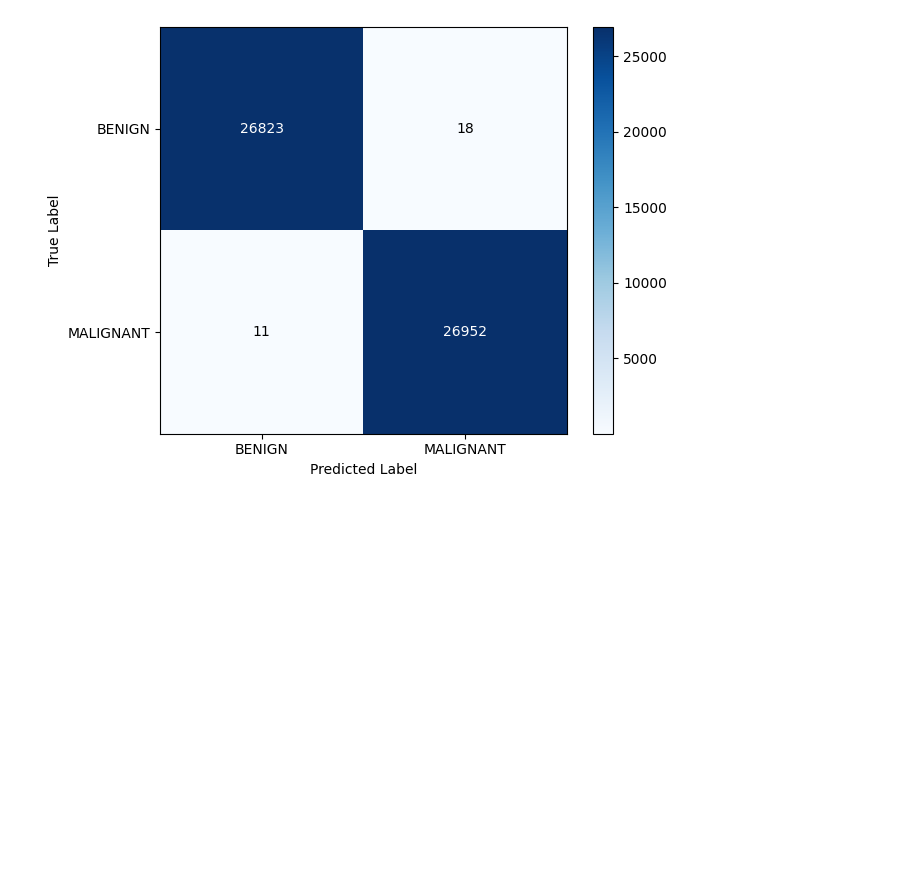
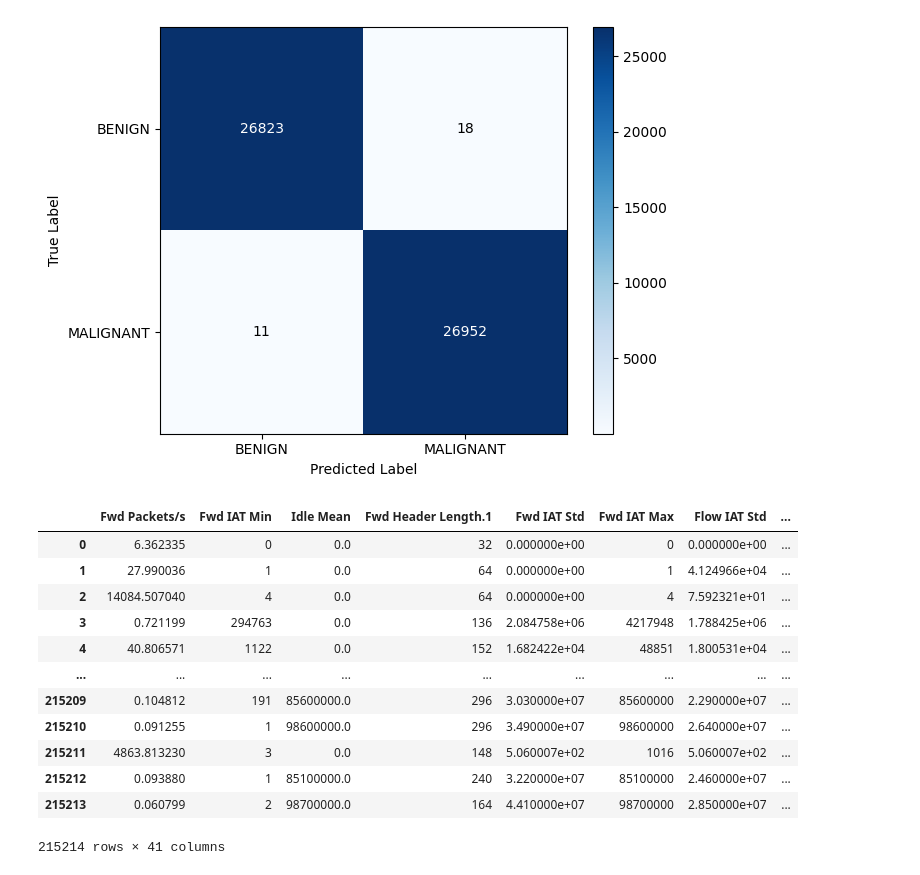
Before and after one commit to AdmirPapic/intrusion_detection, a Jupyter notebook: data_analysis.ipynb, the cells around one changed output. Drawn from its saved outputs; the diff is of its cells as text; code cells hidden in the pictures; blank space fills up the shorter version.

```diff
--- a/data_analysis.ipynb
+++ b/data_analysis.ipynb
@@ -213,3 +213,22 @@ len(y_test)
 plot_binary_confusion_matrix(y_test, y_pred)
 # %% [output]
 [figure]
+# %%
+#Create new preprocessed dataframe containing only important features
+labels_important.append("Label")
+data_important = data[labels_important]
+data_important
+# %% [output]
+|  | Fwd Packets/s | Fwd IAT Min | Idle Mean | Fwd Header Length.1 | Fwd IAT Std | Fwd IAT Max | Flow IAT Std | ... |
+| 0 | 6.362335 | 0 | 0.0 | 32 | 0.000000e+00 | 0 | 0.000000e+00 | ... |
+| 1 | 27.990036 | 1 | 0.0 | 64 | 0.000000e+00 | 1 | 4.124966e+04 | ... |
+| 2 | 14084.507040 | 4 | 0.0 | 64 | 0.000000e+00 | 4 | 7.592321e+01 | ... |
+| 3 | 0.721199 | 294763 | 0.0 | 136 | 2.084758e+06 | 4217948 | 1.788425e+06 | ... |
+| 4 | 40.806571 | 1122 | 0.0 | 152 | 1.682422e+04 | 48851 | 1.800531e+04 | ... |
+| ... | ... | ... | ... | ... | ... | ... | ... | ... |
+| 215209 | 0.104812 | 191 | 85600000.0 | 296 | 3.030000e+07 | 85600000 | 2.290000e+07 | ... |
+| 215210 | 0.091255 | 1 | 98600000.0 | 296 | 3.490000e+07 | 98600000 | 2.640000e+07 | ... |
+| 215211 | 4863.813230 | 3 | 0.0 | 148 | 5.060007e+02 | 1016 | 5.060007e+02 | ... |
+| 215212 | 0.093880 | 1 | 85100000.0 | 240 | 3.220000e+07 | 85100000 | 2.460000e+07 | ... |
+| 215213 | 0.060799 | 2 | 98700000.0 | 164 | 4.410000e+07 | 98700000 | 2.850000e+07 | ... |
+215214 rows × 41 columns
```
Also changed, not shown: parts of 1 cell of this notebook, 1 other file.
